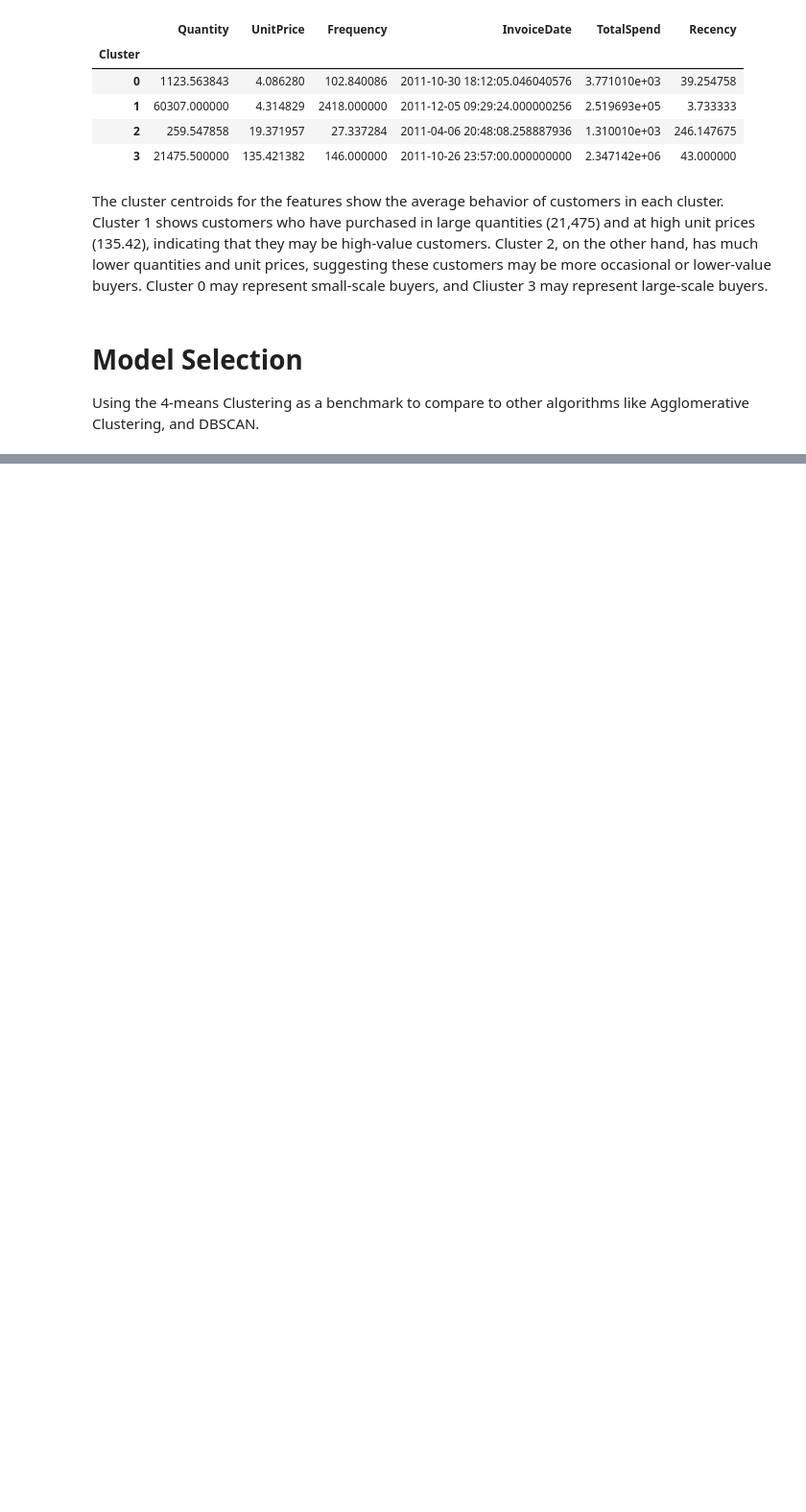
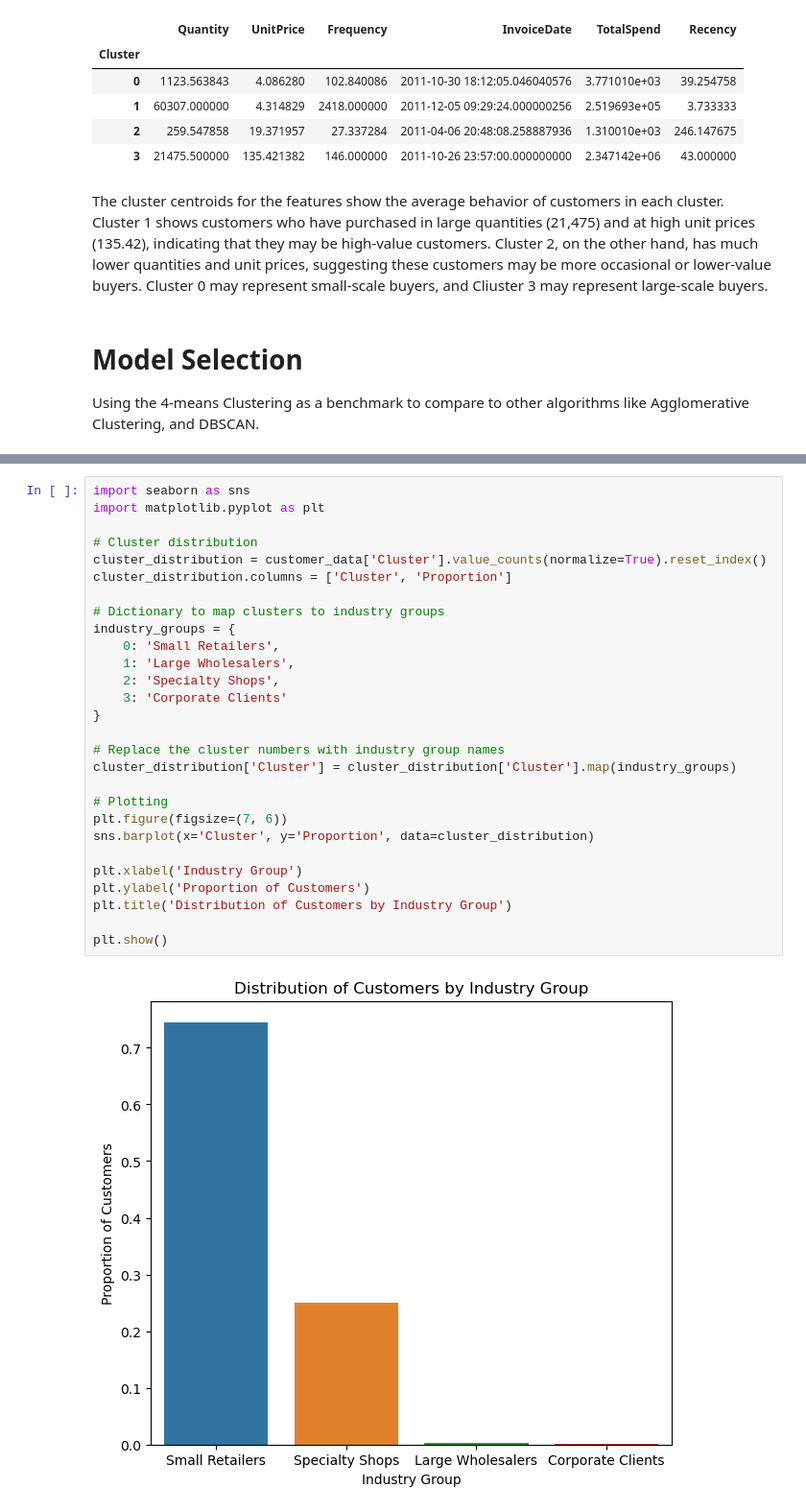
Before and after one commit to EOsamau/DS-Projects, a Jupyter notebook: Customer Segmentation/customer_segmentation.ipynb, the cells around one changed output, grey strips where cells are left out. Shown at 96% size. Cells and saved outputs as stored; diff of their text form; blank space fills up the shorter version.

```diff
--- a/Customer Segmentation/customer_segmentation.ipynb
+++ b/Customer Segmentation/customer_segmentation.ipynb
@@ -142,0 +348,30 @@ Using the 4-means Clustering as a benchmark to compare to other algorithms like
+# %%
+import seaborn as sns
+import matplotlib.pyplot as plt
+
+# Cluster distribution
+cluster_distribution = customer_data['Cluster'].value_counts(normalize=True).reset_index()
+cluster_distribution.columns = ['Cluster', 'Proportion']
+
+# Dictionary to map clusters to industry groups
+industry_groups = {
+    0: 'Small Retailers',
+    1: 'Large Wholesalers',
+    2: 'Specialty Shops',
+    3: 'Corporate Clients'
+}
+
+# Replace the cluster numbers with industry group names
+cluster_distribution['Cluster'] = cluster_distribution['Cluster'].map(industry_groups)
+
+# Plotting
+plt.figure(figsize=(7, 6))
+sns.barplot(x='Cluster', y='Proportion', data=cluster_distribution)
+
+plt.xlabel('Industry Group')
+plt.ylabel('Proportion of Customers')
+plt.title('Distribution of Customers by Industry Group')
+
+plt.show()
+# %% [output]
+[figure, added]
```
Also changed, not shown: parts of 33 cells of this notebook, 4 other files.
